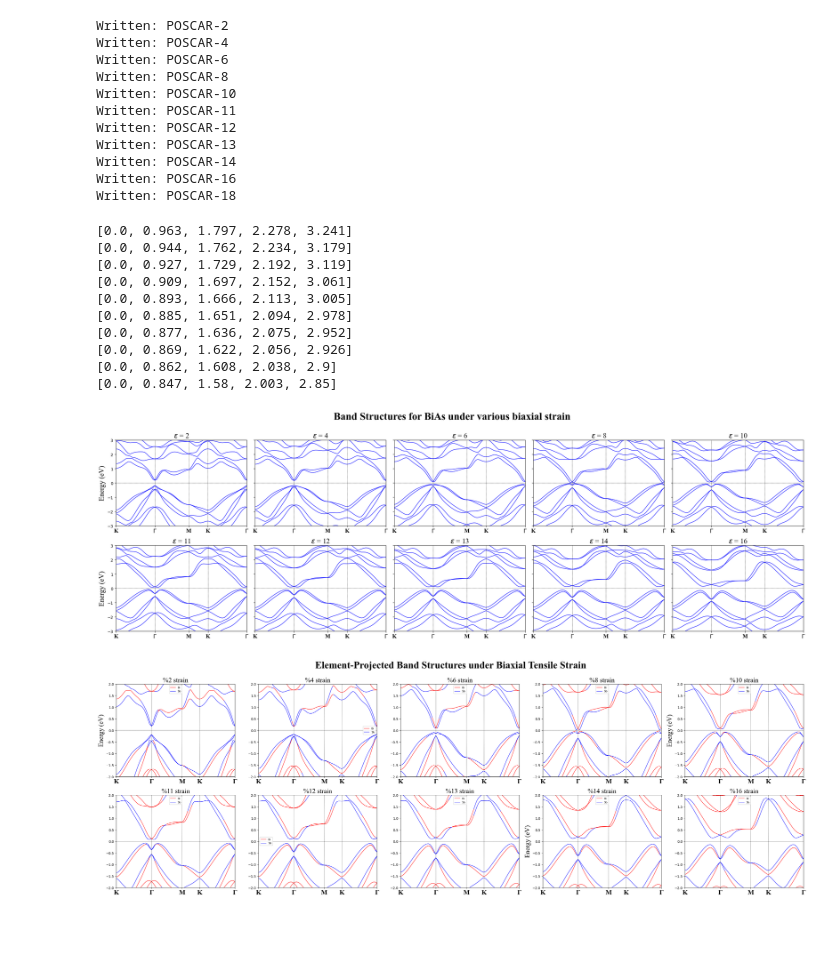
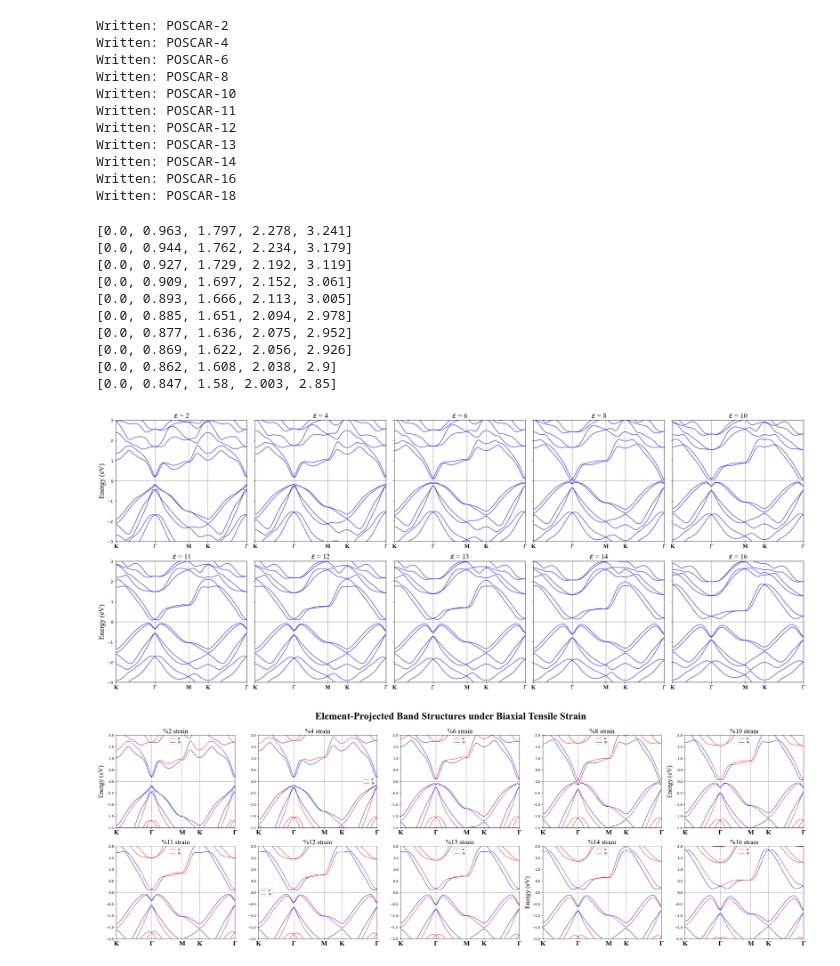
Before and after one commit to Lactuka/Thesis, a Jupyter notebook: bisb-biaxial-new/bisb-biaxial-new.ipynb, the cells around one changed output. Saved outputs shown, nothing was run; the diff lists cells and outputs as text; code cells hidden in the pictures; blank space fills up the shorter version.

```diff
--- a/bisb-biaxial-new/bisb-biaxial-new.ipynb
+++ b/bisb-biaxial-new/bisb-biaxial-new.ipynb
@@ -78,7 +78,7 @@ n_plots = len(file_indices)
 n_cols = 5
 n_rows = int(np.ceil(n_plots / n_cols))
 
-fig, axes = plt.subplots(n_rows, n_cols, figsize=(5 * n_cols, 4 * n_rows),
+fig, axes = plt.subplots(n_rows, n_cols, figsize=(5 * n_cols, 5 * n_rows),
                           sharey=True)
 axes = axes.flatten()
 
@@ -115,35 +115,35 @@ for ax, (idx, data) in zip(axes, datasets.items()):
     ax.set_xlim(k.min(), k.max())
 
     for i in range(len(high_sym_points)):
         ax.axvline(high_sym_points[i],lw=0.5,ls="--",color='black')
 
     ax.set_ylim(-3, 3)
     ax.set_xticks(high_sym_points)
     ax.set_xticklabels(high_sym_labels, fontsize=14, fontname="Times New Roman",fontweight="bold")
     ax.set_title(rf'$\epsilon$ = {idx}',fontsize=18, fontname="Times New Roman")
 
     if ax.get_subplotspec().is_first_col():
         ax.set_ylabel('Energy (eV)', fontsize=18, fontname="Times New Roman")
 
 # Hide any unused subplots
 for ax in axes[n_plots:]:
     ax.set_visible(False)
 
-plt.suptitle('Band Structures for BiAs under various biaxial strain', fontsize=26, fontname="Times New Roman",fontweight="bold", y=1.01)
 plt.tight_layout()
+plt.savefig("biaxial-bands.png",bbox_inches='tight' ,dpi=300)
 plt.show()
 # %% [output]
 [0.0, 0.963, 1.797, 2.278, 3.241]
 [0.0, 0.944, 1.762, 2.234, 3.179]
 [0.0, 0.927, 1.729, 2.192, 3.119]
 [0.0, 0.909, 1.697, 2.152, 3.061]
 [0.0, 0.893, 1.666, 2.113, 3.005]
 [0.0, 0.885, 1.651, 2.094, 2.978]
 [0.0, 0.877, 1.636, 2.075, 2.952]
 [0.0, 0.869, 1.622, 2.056, 2.926]
 [0.0, 0.862, 1.608, 2.038, 2.9]
 [0.0, 0.847, 1.58, 2.003, 2.85]
-[figure, old version]
+[figure, new version]
 # %%
 import numpy as np
 import matplotlib.pyplot as plt
```
Also changed, not shown: parts of 2 cells of this notebook, 41 other files.
